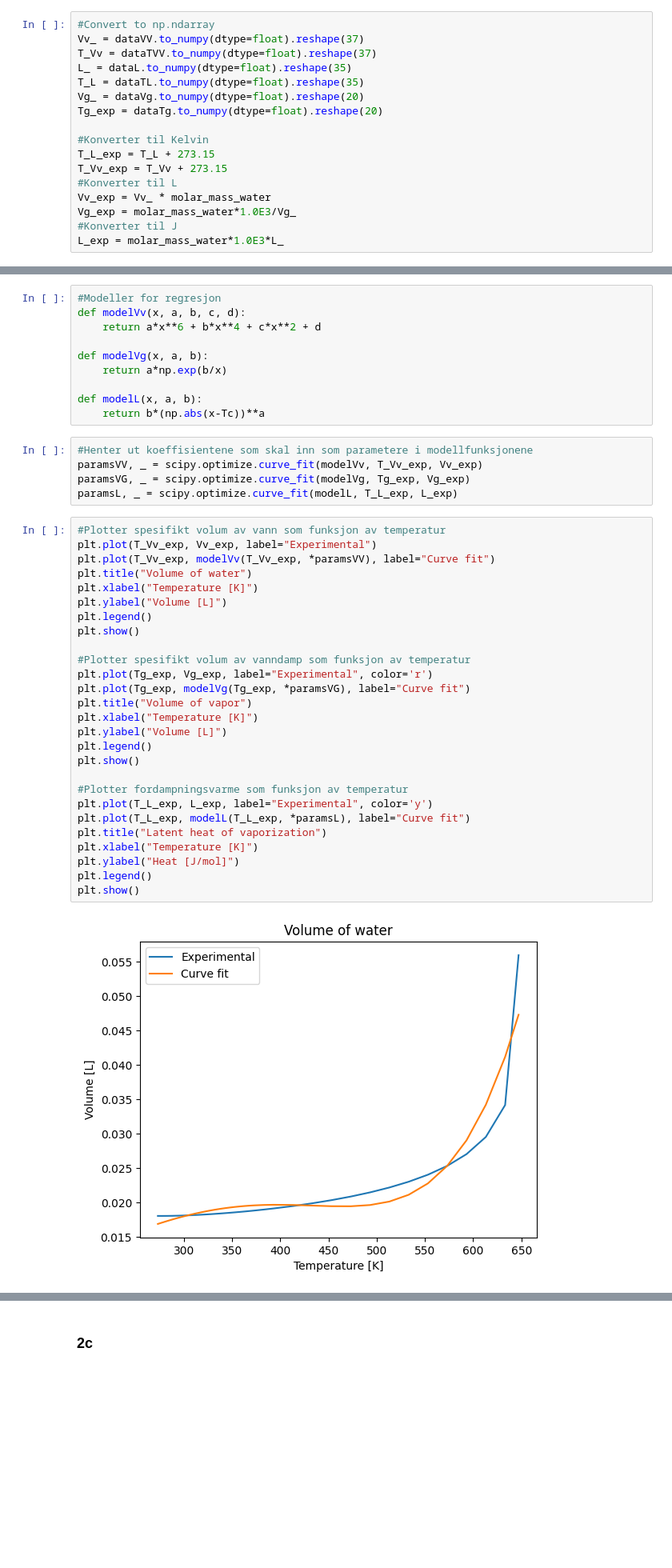
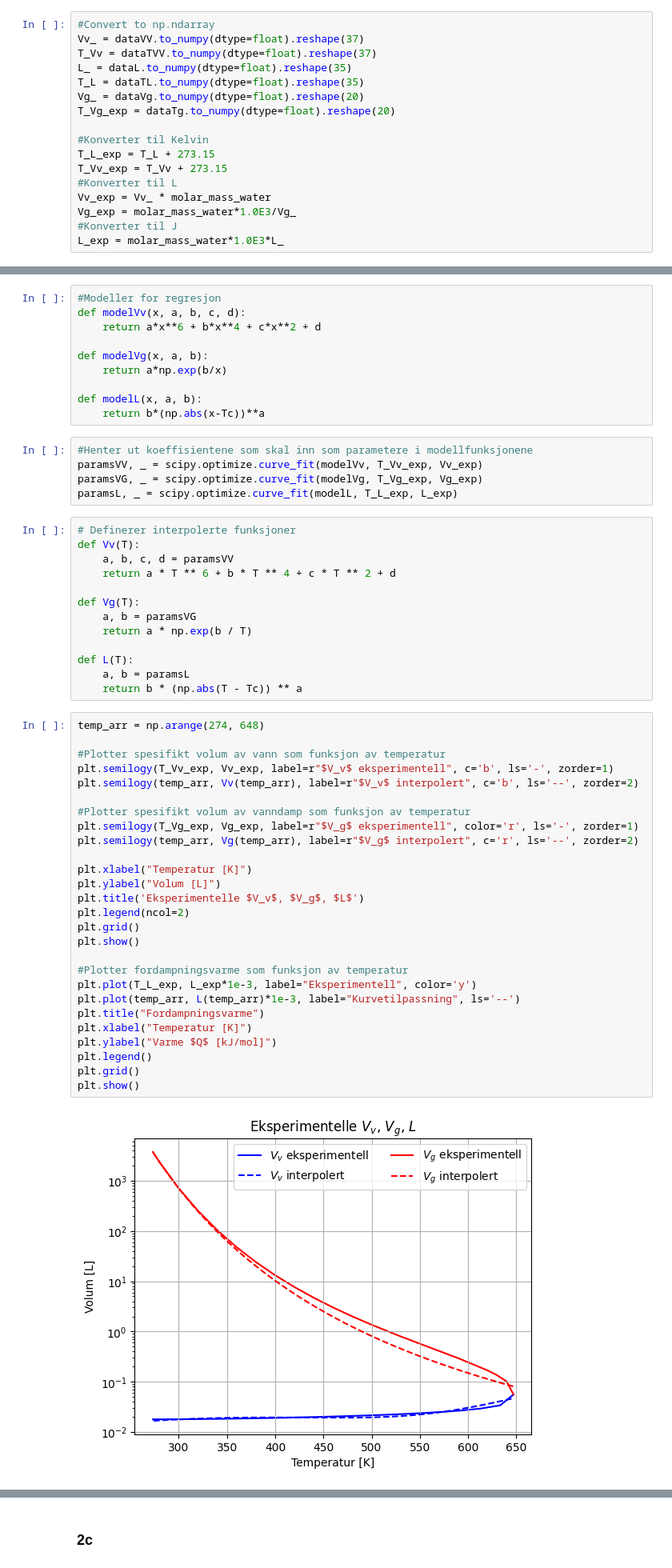
Before and after one commit to willidu/TMA4320, a Jupyter notebook: tekfys-prosjekt/oppgave2.ipynb, the cells around one changed output, grey strips where cells are left out. Shown at 80% size. Saved outputs shown, nothing was run; the diff lists cells and outputs as text; blank space fills up the shorter version.

```diff
--- a/tekfys-prosjekt/oppgave2.ipynb
+++ b/tekfys-prosjekt/oppgave2.ipynb
@@ -34,7 +63,7 @@ T_Vv = dataTVV.to_numpy(dtype=float).reshape(37)
 L_ = dataL.to_numpy(dtype=float).reshape(35)
 T_L = dataTL.to_numpy(dtype=float).reshape(35)
 Vg_ = dataVg.to_numpy(dtype=float).reshape(20)
-Tg_exp = dataTg.to_numpy(dtype=float).reshape(20)
+T_Vg_exp = dataTg.to_numpy(dtype=float).reshape(20)
 
 #Konverter til Kelvin
 T_L_exp = T_L + 273.15
@@ -61,34 +90,47 @@ def modelL(x, a, b):
 # %%
 #Henter ut koeffisientene som skal inn som parametere i modellfunksjonene
 paramsVV, _ = scipy.optimize.curve_fit(modelVv, T_Vv_exp, Vv_exp)
-paramsVG, _ = scipy.optimize.curve_fit(modelVg, Tg_exp, Vg_exp)
+paramsVG, _ = scipy.optimize.curve_fit(modelVg, T_Vg_exp, Vg_exp)
 paramsL, _ = scipy.optimize.curve_fit(modelL, T_L_exp, L_exp)
+# %%
+# Definerer interpolerte funksjoner
+def Vv(T):
+    a, b, c, d = paramsVV
+    return a * T ** 6 + b * T ** 4 + c * T ** 2 + d
+
+def Vg(T):
+    a, b = paramsVG
+    return a * np.exp(b / T)
+
+def L(T):
+    a, b = paramsL
+    return b * (np.abs(T - Tc)) ** a
 # %%
+temp_arr = np.arange(274, 648)
+
 #Plotter spesifikt volum av vann som funksjon av temperatur
-plt.plot(T_Vv_exp, Vv_exp, label="Experimental")
-plt.plot(T_Vv_exp, modelVv(T_Vv_exp, *paramsVV), label="Curve fit")
-plt.title("Volume of water")
-plt.xlabel("Temperature [K]")
-plt.ylabel("Volume [L]")
-plt.legend()
-plt.show()
+plt.semilogy(T_Vv_exp, Vv_exp, label=r"$V_v$ eksperimentell", c='b', ls='-', zorder=1)
+plt.semilogy(temp_arr, Vv(temp_arr), label=r"$V_v$ interpolert", c='b', ls='--', zorder=2)
 
 #Plotter spesifikt volum av vanndamp som funksjon av temperatur
-plt.plot(Tg_exp, Vg_exp, label="Experimental", color='r')
-plt.plot(Tg_exp, modelVg(Tg_exp, *paramsVG), label="Curve fit")
-plt.title("Volume of vapor")
-plt.xlabel("Temperature [K]")
-plt.ylabel("Volume [L]")
-plt.legend()
+plt.semilogy(T_Vg_exp, Vg_exp, label=r"$V_g$ eksperimentell", color='r', ls='-', zorder=1)
+plt.semilogy(temp_arr, Vg(temp_arr), label=r"$V_g$ interpolert", c='r', ls='--', zorder=2)
+
+plt.xlabel("Temperatur [K]")
+plt.ylabel("Volum [L]")
+plt.title('Eksperimentelle $V_v$, $V_g$, $L$')
+plt.legend(ncol=2)
+plt.grid()
 plt.show()
 
 #Plotter fordampningsvarme som funksjon av temperatur
-plt.plot(T_L_exp, L_exp, label="Experimental", color='y')
-plt.plot(T_L_exp, modelL(T_L_exp, *paramsL), label="Curve fit")
-plt.title("Latent heat of vaporization")
-plt.xlabel("Temperature [K]")
-plt.ylabel("Heat [J/mol]")
+plt.plot(T_L_exp, L_exp*1e-3, label="Eksperimentell", color='y')
+plt.plot(temp_arr, L(temp_arr)*1e-3, label="Kurvetilpassning", ls='--')
+plt.title("Fordampningsvarme")
+plt.xlabel("Temperatur [K]")
+plt.ylabel("Varme $Q$ [kJ/mol]")
 plt.legend()
+plt.grid()
 plt.show()
 # %% [output]
-[figure, old version]
+[figure, new version]
```
Also changed, not shown: parts of 10 cells of this notebook, 1 other file.
